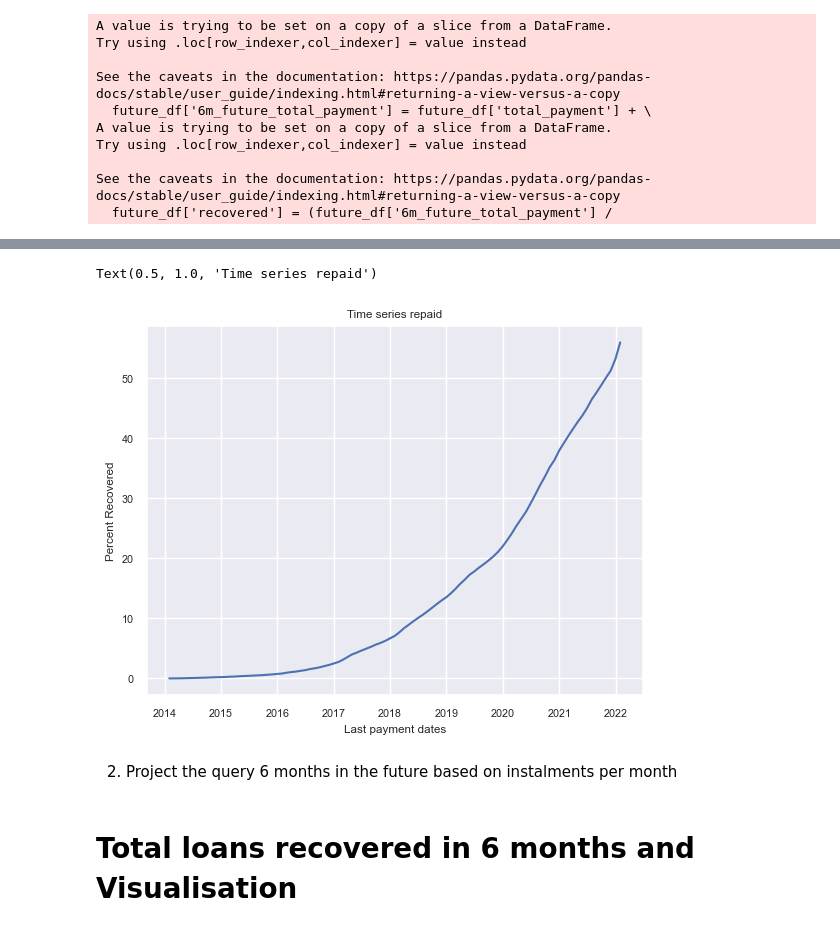
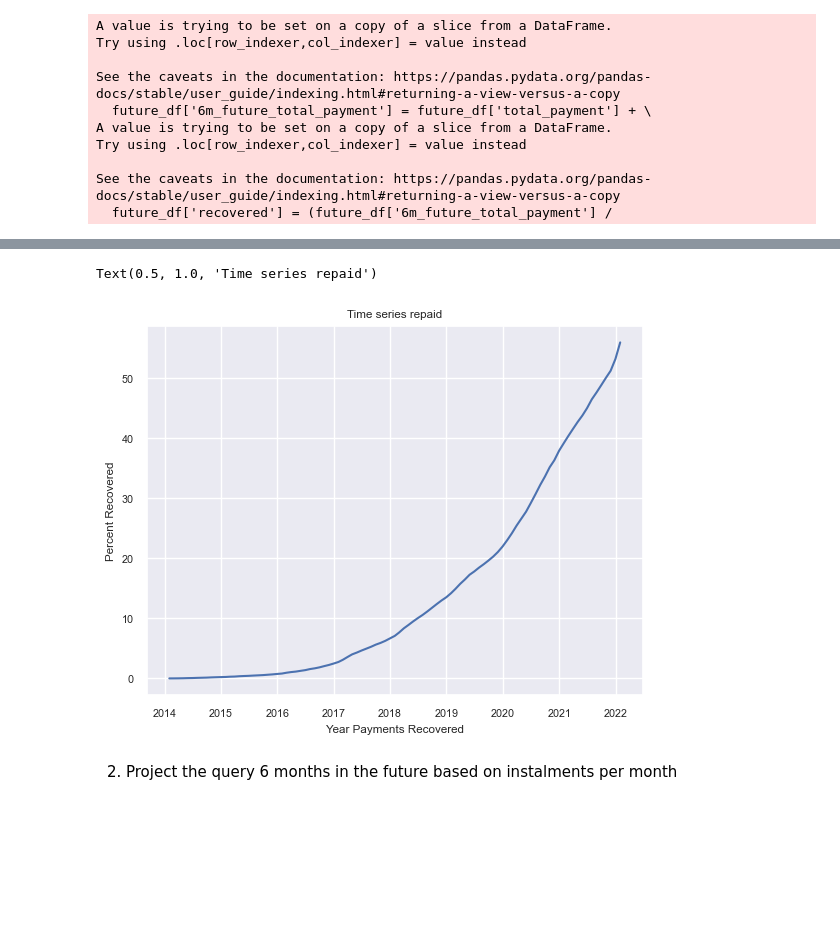
Before and after one commit to stealthchopper2k/exploratory-data-analysis---customer-loans-in-finance, a Jupyter notebook: main.ipynb, the cells around one changed output, grey strips where cells are left out. Saved outputs shown, nothing was run; the diff lists cells and outputs as text; code cells hidden in the pictures; blank space fills up the shorter version.

```diff
--- a/main.ipynb
+++ b/main.ipynb
@@ -350,16 +356,14 @@ filtered_df
 # %%
 import matplotlib.pyplot as pyplot
 
 ax = pyplot.gca()
 pyplot.plot(filtered_df['last_payment_date'],
             filtered_df['cumulative_sum'])
-pyplot.xlabel('Last payment dates')
+pyplot.xlabel('Year Payments Recovered')
 pyplot.ylabel('Percent Recovered')
 pyplot.title('Time series repaid')
 # %% [output]
 Text(0.5, 1.0, 'Time series repaid')
-[figure, old version]
+[figure, new version]
 # %% [markdown]
 2. Project the query 6 months in the future based on instalments per month
-# %% [markdown]
-# Total loans recovered in 6 months and Visualisation
```
Also changed, not shown: parts of 4 cells of this notebook.
